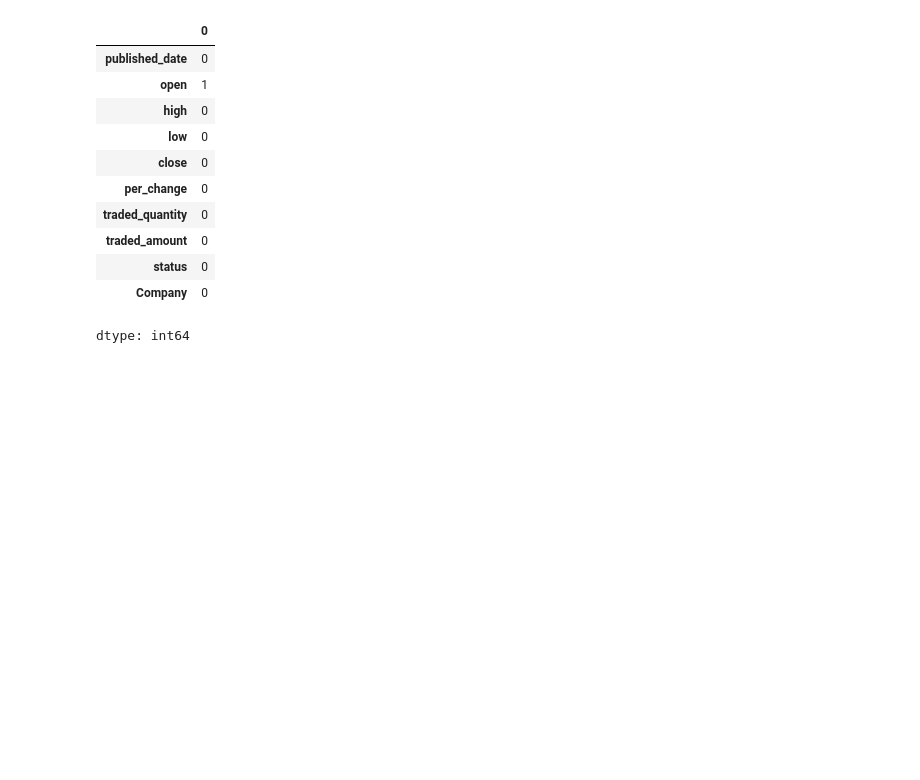
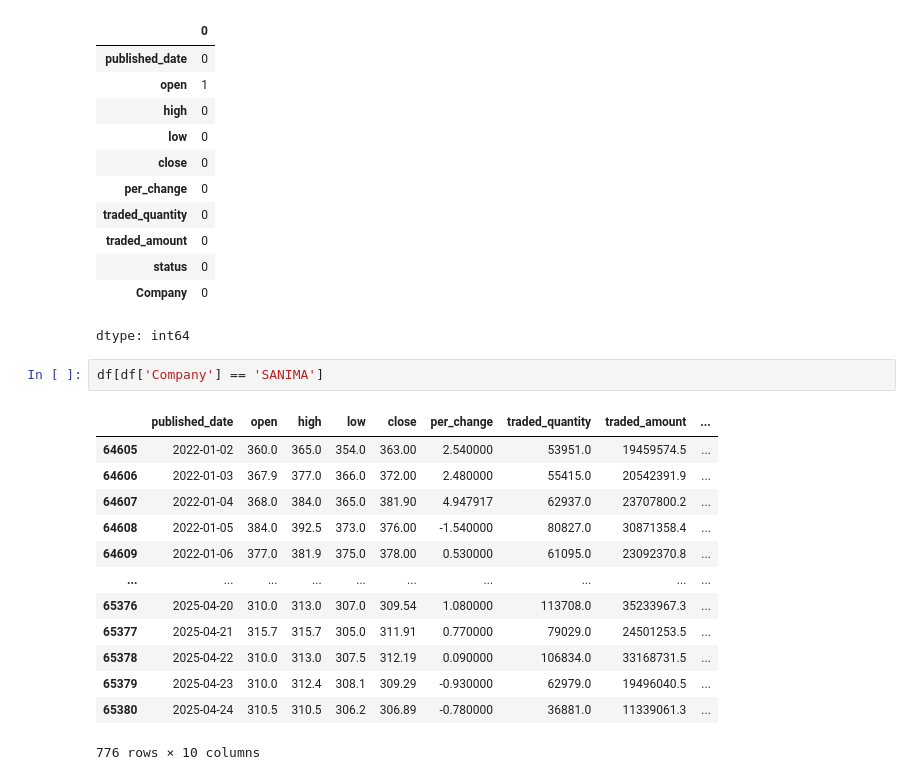
Before and after one commit to SanjayBista1010/Classification, a Jupyter notebook: nepalShare.ipynb, the cells around one changed output. Cells and saved outputs as stored; diff of their text form; blank space fills up the shorter version.

```diff
--- a/nepalShare.ipynb
+++ b/nepalShare.ipynb
@@ -122,3 +138,19 @@ df.isna().sum()
 | status | 0 |
 | Company | 0 |
 dtype: int64
+# %%
+df[df['Company'] == 'SANIMA']
+# %% [output]
+|  | published_date | open | high | low | close | per_change | traded_quantity | traded_amount | ... |
+| 64605 | 2022-01-02 | 360.0 | 365.0 | 354.0 | 363.00 | 2.540000 | 53951.0 | 19459574.5 | ... |
+| 64606 | 2022-01-03 | 367.9 | 377.0 | 366.0 | 372.00 | 2.480000 | 55415.0 | 20542391.9 | ... |
+| 64607 | 2022-01-04 | 368.0 | 384.0 | 365.0 | 381.90 | 4.947917 | 62937.0 | 23707800.2 | ... |
+| 64608 | 2022-01-05 | 384.0 | 392.5 | 373.0 | 376.00 | -1.540000 | 80827.0 | 30871358.4 | ... |
+| 64609 | 2022-01-06 | 377.0 | 381.9 | 375.0 | 378.00 | 0.530000 | 61095.0 | 23092370.8 | ... |
+| ... | ... | ... | ... | ... | ... | ... | ... | ... | ... |
+| 65376 | 2025-04-20 | 310.0 | 313.0 | 307.0 | 309.54 | 1.080000 | 113708.0 | 35233967.3 | ... |
+| 65377 | 2025-04-21 | 315.7 | 315.7 | 305.0 | 311.91 | 0.770000 | 79029.0 | 24501253.5 | ... |
+| 65378 | 2025-04-22 | 310.0 | 313.0 | 307.5 | 312.19 | 0.090000 | 106834.0 | 33168731.5 | ... |
+| 65379 | 2025-04-23 | 310.0 | 312.4 | 308.1 | 309.29 | -0.930000 | 62979.0 | 19496040.5 | ... |
+| 65380 | 2025-04-24 | 310.5 | 310.5 | 306.2 | 306.89 | -0.780000 | 36881.0 | 11339061.3 | ... |
+776 rows × 10 columns
```
Also changed, not shown: parts of 2 cells of this notebook.
